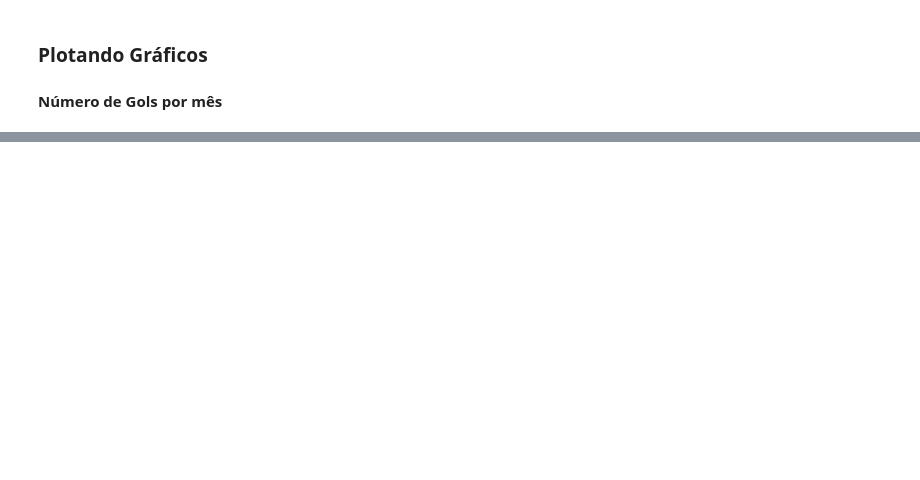
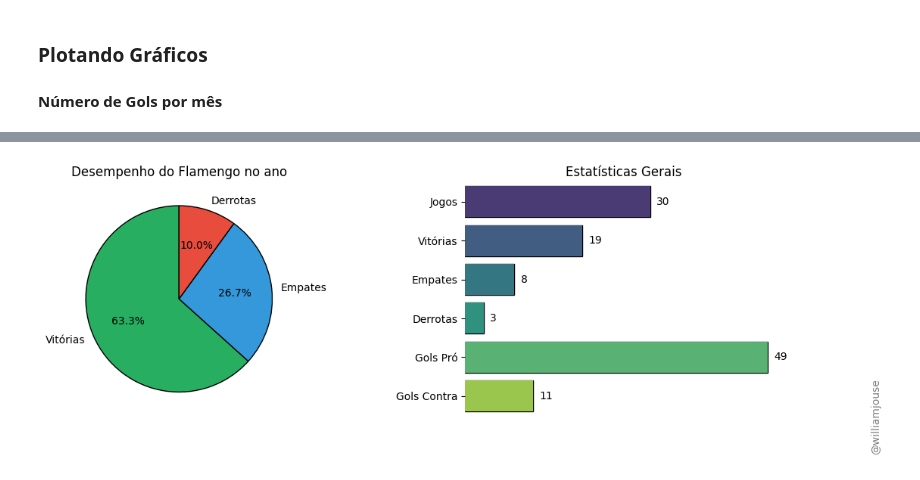
Before and after one commit to williamjouse/jogos-Flamengo-2024, a Jupyter notebook: notebooks/03-Plotting.ipynb, the cells around one changed output, grey strips where cells are left out. Drawn from its saved outputs; the diff is of its cells as text; code cells hidden in the pictures; blank space fills up the shorter version.

```diff
--- a/notebooks/03-Plotting.ipynb
+++ b/notebooks/03-Plotting.ipynb
@@ -65,7 +67,14 @@ plt.show()
 # %%
 fig, axs = plt.subplots(1, 2, figsize=(13, 4))
 
+vitorias = stats.resultado.value_counts()[0]
+empates = stats.resultado.value_counts()[1]
+derrotas = stats.resultado.value_counts()[2]
 
+gols_pro = stats.gols_marcados.sum()
+gols_contra = stats.gols_sofridos.sum()
+
+total_jogos = vitorias + empates + derrotas
 
 axs[0].pie([vitorias, empates, derrotas], labels=['Vitórias', 'Empates', 'Derrotas'],
            autopct='%1.1f%%', startangle=90, colors=['#27AE60', '#3498DB', '#E74C3C'], wedgeprops={'edgecolor': 'black'})
@@ -74,33 +83,35 @@ axs[0].set_title('Desempenho do Flamengo no ano')
 
 labels = ['Jogos', 'Vitórias', 'Empates', 'Derrotas', 'Gols Pró', 'Gols Contra']
 values = [total_jogos, vitorias, empates, derrotas, gols_pro, gols_contra]
 
 axs[1].barh(labels, values, color=['#27AE60', 'black', '#E74C3C', '#3498DB'], edgecolor='black')
 
 for i, value in enumerate(values):
     axs[1].text(value + 1, i, str(value), va='center')
 
 import seaborn as sns
 sns.barplot(x=values, y=labels, ax=axs[1], palette='viridis')
 
 axs[1].spines['top'].set_visible(False)
 axs[1].spines['right'].set_visible(False)
 axs[1].spines['bottom'].set_visible(False)
 axs[1].spines['left'].set_visible(False)
 axs[1].set_xticks([])
 
 
 axs[1].set_title('Estatísticas Gerais')
 
 
 plt.subplots_adjust(wspace=0.4)
 
 plt.figtext(1.0, 0.23, '@williamjouse', ha='right', va='top', alpha=0.5, fontsize=10, rotation=90)
 
 plt.savefig('figures/figure2.png', dpi = 300, bbox_inches='tight')
 
 
 plt.show()
+# %% [output]
+[figure, added]
 # %%
 jogos['Mês'] = jogos['kick-off'].dt.month_name()
 
```
Also changed, not shown: parts of 7 cells of this notebook, 13 other files.
